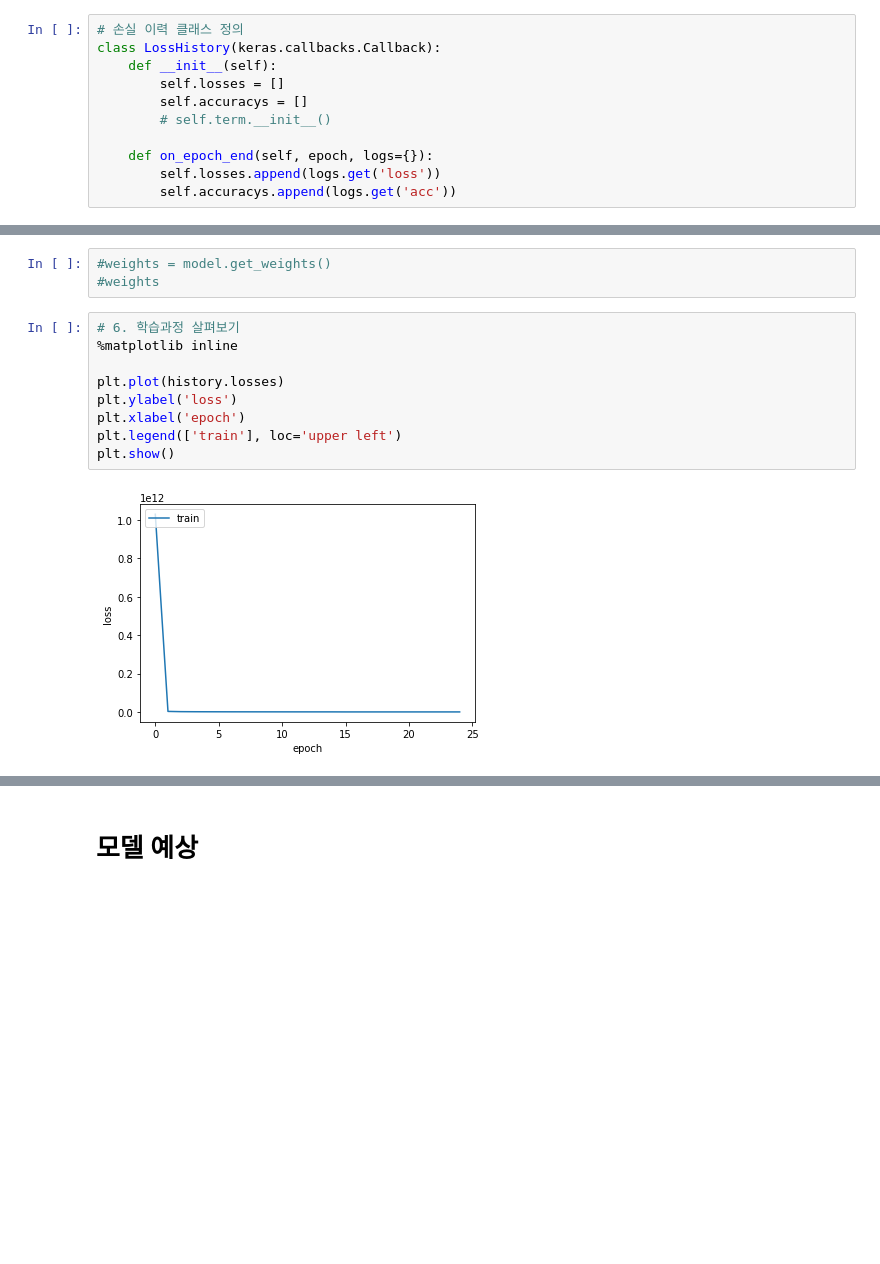
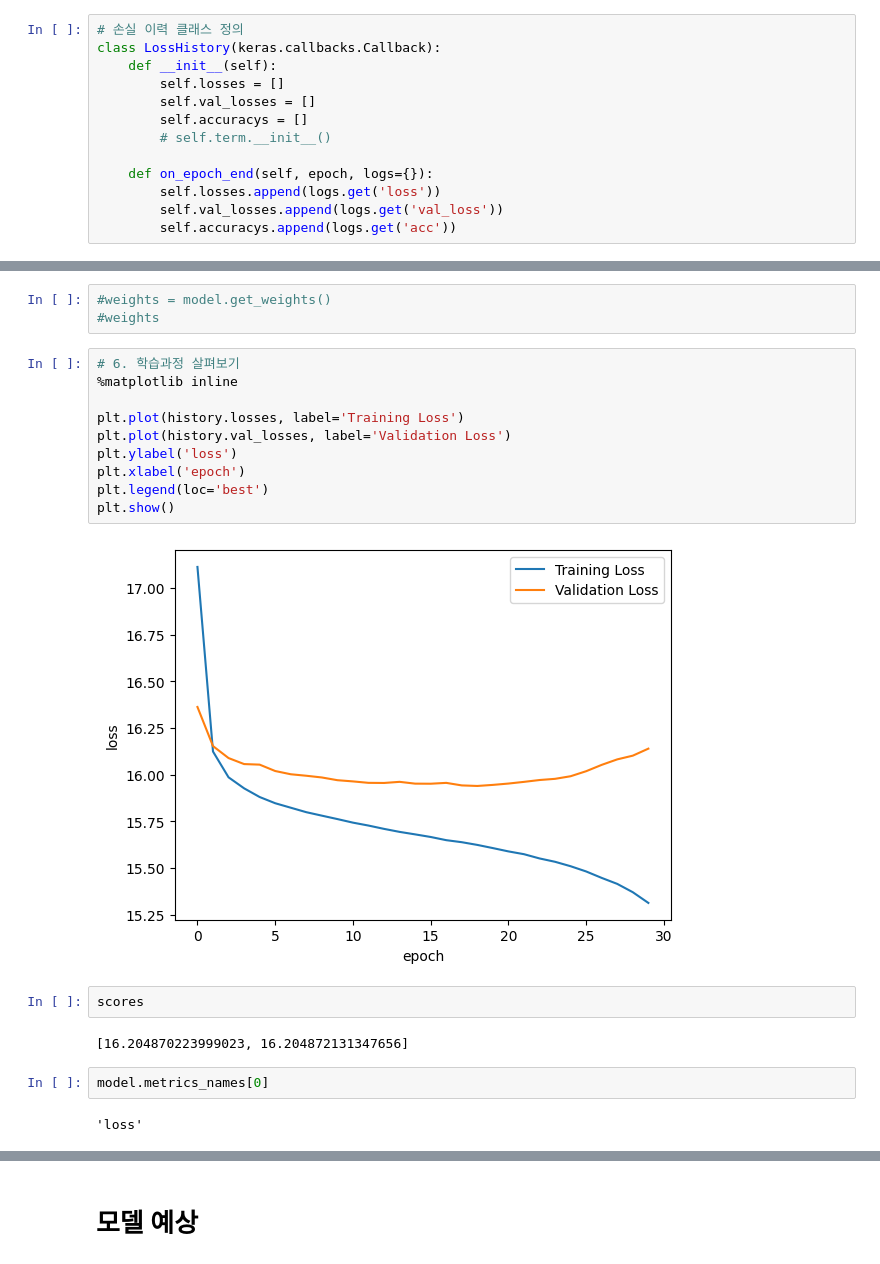
Before and after one commit to seojihyuk26/EarthquakePredictor, a Jupyter notebook: earthquakePredictor.ipynb, the cells around one changed output, grey strips where cells are left out. Cells and saved outputs as stored; diff of their text form; blank space fills up the shorter version.

```diff
--- a/earthquakePredictor.ipynb
+++ b/earthquakePredictor.ipynb
@@ -442,11 +459,13 @@ def custom_loss_function(y_true, y_pred):
 class LossHistory(keras.callbacks.Callback):
     def __init__(self):
         self.losses = []
+        self.val_losses = []
         self.accuracys = []
         # self.term.__init__()
 
     def on_epoch_end(self, epoch, logs={}):
         self.losses.append(logs.get('loss'))
+        self.val_losses.append(logs.get('val_loss'))
         self.accuracys.append(logs.get('acc'))
 # %%
 history = LossHistory() # 손실 이력 객체 생성
@@ -505,14 +523,23 @@ epochs : 9
 # %%
 # 6. 학습과정 살펴보기
 %matplotlib inline
 
-plt.plot(history.losses)
+plt.plot(history.losses, label='Training Loss')
+plt.plot(history.val_losses, label='Validation Loss')
 plt.ylabel('loss')
 plt.xlabel('epoch')
-plt.legend(['train'], loc='upper left')
+plt.legend(loc='best')
 plt.show()
 # %% [output]
-[figure, old version]
+[figure, new version]
+# %%
+scores
+# %% [output]
+[16.204870223999023, 16.204872131347656]
+# %%
+model.metrics_names[0]
+# %% [output]
+'loss'
 # %%
 # 7. 모델 평가하기
 X_test_tensor = tf.convert_to_tensor(X_test[test_start_steps:test_start_steps+40*batch_size,:,:5], dtype=tf.float32)
```
Also changed, not shown: parts of 36 cells of this notebook.
